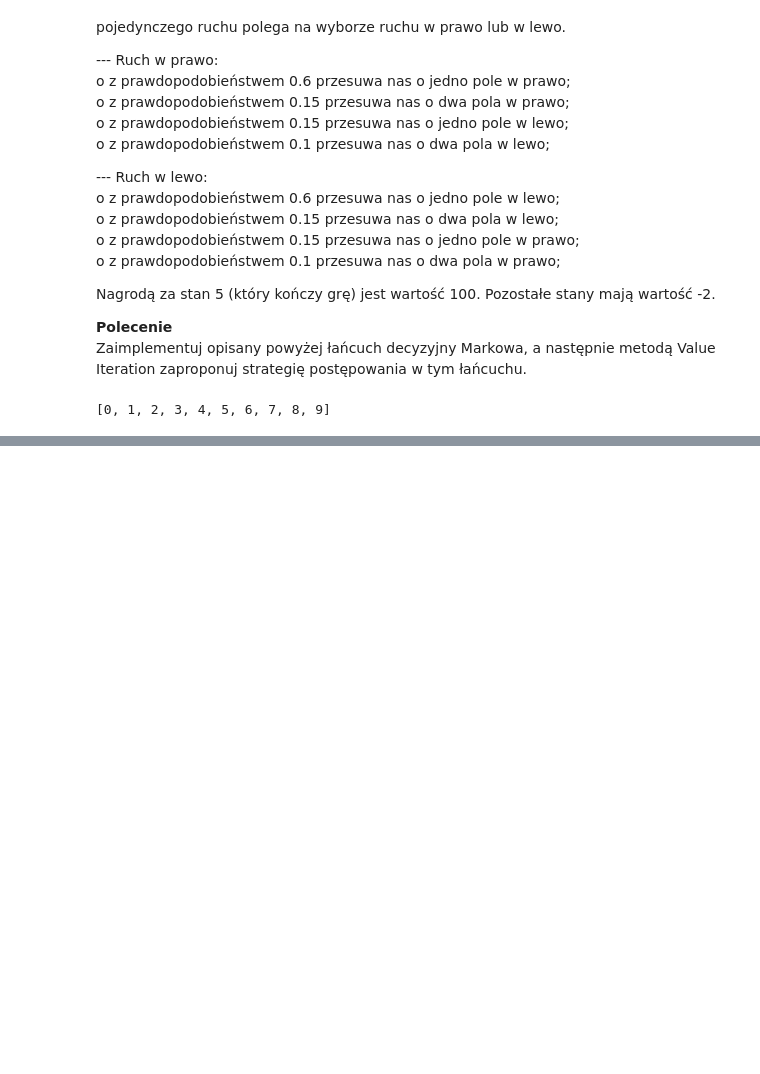
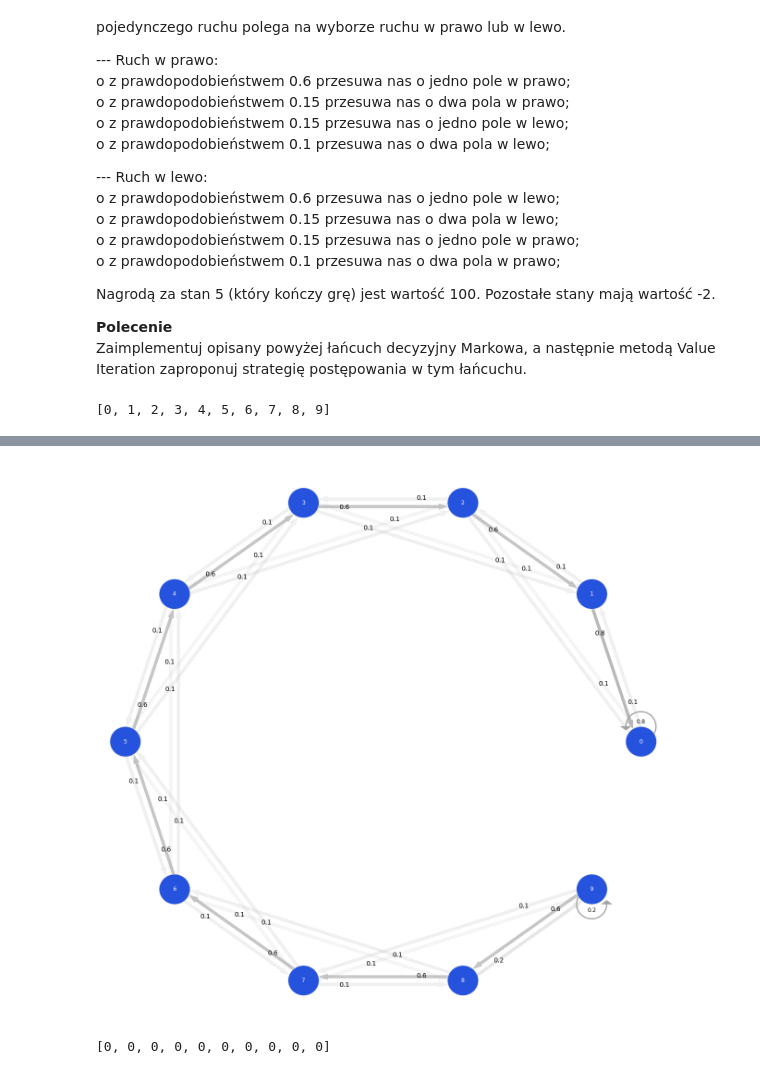
Before and after one commit to Naunn/Deep-Learning, a Jupyter notebook: MarkovChain.ipynb, the cells around one changed output, grey strips where cells are left out. Cells and saved outputs as stored; diff of their text form; code cells hidden in the pictures; blank space fills up the shorter version.

```diff
--- a/MarkovChain.ipynb
+++ b/MarkovChain.ipynb
@@ -97,0 +104,10 @@ P_L = [# 0,    1,    2,    3,    4,    5,    6,    7,    8,    9 stan kolejny/st
+# %%
+MarkovChain(np.array(P_L), stan).draw()
+# %% [output]
+[figure, added]
+# %%
+# Zainicjowanie arbitralnych wartości V
+V = [0 for _ in range(len(stan))]
+V
+# %% [output]
+[0, 0, 0, 0, 0, 0, 0, 0, 0, 0]
```
Also changed, not shown: parts of 5 cells of this notebook, 3 other files.
